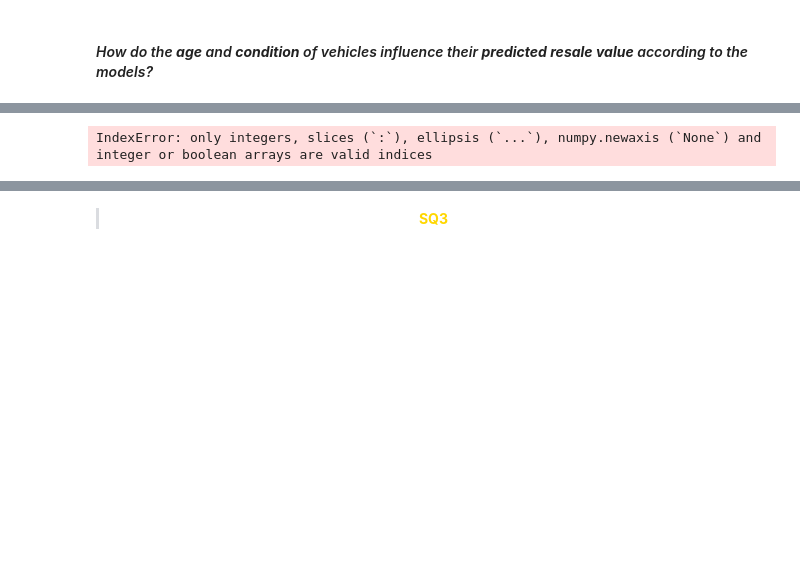
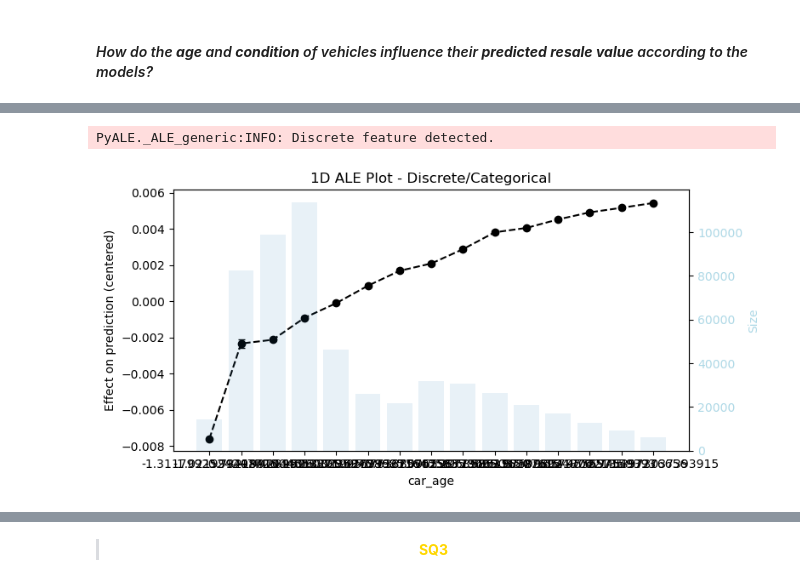
Before and after one commit to maxheijmans/AIM4B_Group1, a Jupyter notebook: UsedCarAuctionPrices/Modelling_UsedCarAuctionPrices.ipynb, the cells around one changed output, grey strips where cells are left out. Drawn from its saved outputs; the diff is of its cells as text; code cells hidden in the pictures; blank space fills up the shorter version.

```diff
--- a/UsedCarAuctionPrices/Modelling_UsedCarAuctionPrices.ipynb
+++ b/UsedCarAuctionPrices/Modelling_UsedCarAuctionPrices.ipynb
@@ -729,9 +722,5 @@ KeyError: "None of [Index([0, 1], dtype='int64')] are in the [columns]"
-# %%
-from PyALE import ale
-
-## 1D - continuous - no CI
-ale_eff = ale(
-    X=X[car_df], model=model, feature=["car_age'"], grid_size=50, include_CI=False
-)
-# %% [output]
-IndexError: only integers, slices (`:`), ellipsis (`...`), numpy.newaxis (`None`) and integer or boolean arrays are valid indices
+# %%
+ale_eff = ale(X=X, model=rf, feature=["car_age"]) #Calculating the accumulated local effects (ALE) for the feature "car_age" using the Random Forest model
+# %% [output]
+PyALE._ALE_generic:INFO: Discrete feature detected.
+[figure, added]
```
Also changed, not shown: parts of 43 cells of this notebook.
